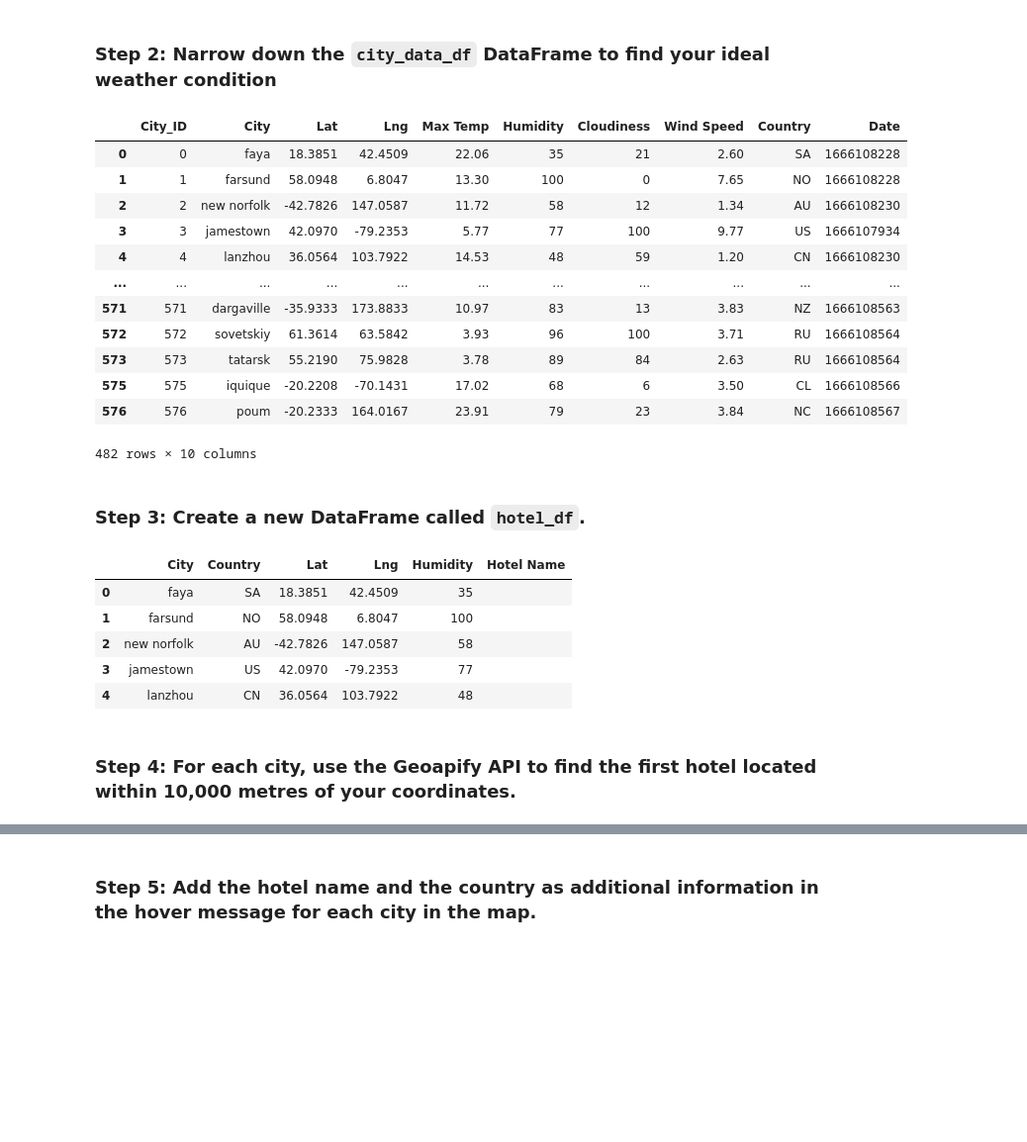
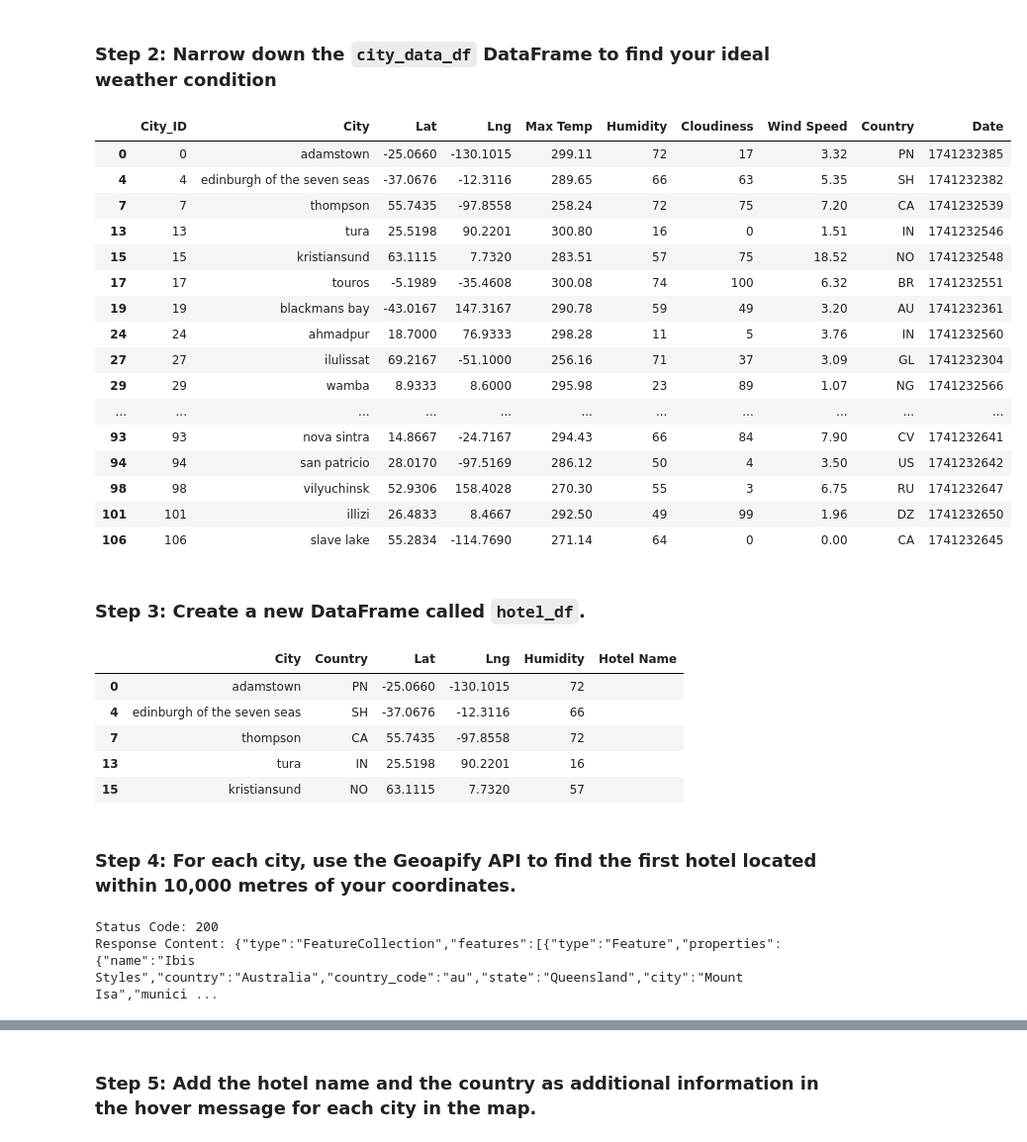
Before and after one commit to henry-lemen/python-api-challenge, a Jupyter notebook: VacationPy.ipynb, the cells around one changed output, grey strips where cells are left out. Shown at 99% size. Saved outputs shown, nothing was run; the diff lists cells and outputs as text; code cells hidden in the pictures; blank space fills up the shorter version.

```diff
--- a/VacationPy.ipynb
+++ b/VacationPy.ipynb
@@ -56,28 +56,32 @@ map_plot_1
 ### Step 2: Narrow down the `city_data_df` DataFrame to find your ideal weather condition
 # %%
 # Narrow down cities that fit criteria and drop any results with null values
-updated_city_data_df = city_data_df[city_data_df['Max Temp'] < 27]
+updated_city_data_df = city_data_df[city_data_df['Humidity'] < 75]
 # city_data_df['Max Temp'] > 21, city_data_df['Wind Speed'] > 4.5, city_data_df['Cloudiness'] < 50]
 
 # Drop any rows with null values
 updated_city_data_df = updated_city_data_df.dropna()
 
 # Display sample data
 updated_city_data_df
 # %% [output]
 |  | City_ID | City | Lat | Lng | Max Temp | Humidity | Cloudiness | Wind Speed | Country | Date |
-| 0 | 0 | faya | 18.3851 | 42.4509 | 22.06 | 35 | 21 | 2.60 | SA | 1666108228 |
-| 1 | 1 | farsund | 58.0948 | 6.8047 | 13.30 | 100 | 0 | 7.65 | NO | 1666108228 |
-| 2 | 2 | new norfolk | -42.7826 | 147.0587 | 11.72 | 58 | 12 | 1.34 | AU | 1666108230 |
-| 3 | 3 | jamestown | 42.0970 | -79.2353 | 5.77 | 77 | 100 | 9.77 | US | 1666107934 |
-| 4 | 4 | lanzhou | 36.0564 | 103.7922 | 14.53 | 48 | 59 | 1.20 | CN | 1666108230 |
+| 0 | 0 | adamstown | -25.0660 | -130.1015 | 299.11 | 72 | 17 | 3.32 | PN | 1741232385 |
+| 4 | 4 | edinburgh of the seven seas | -37.0676 | -12.3116 | 289.65 | 66 | 63 | 5.35 | SH | 1741232382 |
+| 7 | 7 | thompson | 55.7435 | -97.8558 | 258.24 | 72 | 75 | 7.20 | CA | 1741232539 |
+| 13 | 13 | tura | 25.5198 | 90.2201 | 300.80 | 16 | 0 | 1.51 | IN | 1741232546 |
+| 15 | 15 | kristiansund | 63.1115 | 7.7320 | 283.51 | 57 | 75 | 18.52 | NO | 1741232548 |
+| 17 | 17 | touros | -5.1989 | -35.4608 | 300.08 | 74 | 100 | 6.32 | BR | 1741232551 |
+| 19 | 19 | blackmans bay | -43.0167 | 147.3167 | 290.78 | 59 | 49 | 3.20 | AU | 1741232361 |
+| 24 | 24 | ahmadpur | 18.7000 | 76.9333 | 298.28 | 11 | 5 | 3.76 | IN | 1741232560 |
+| 27 | 27 | ilulissat | 69.2167 | -51.1000 | 256.16 | 71 | 37 | 3.09 | GL | 1741232304 |
+| 29 | 29 | wamba | 8.9333 | 8.6000 | 295.98 | 23 | 89 | 1.07 | NG | 1741232566 |
 | ... | ... | ... | ... | ... | ... | ... | ... | ... | ... | ... |
-| 571 | 571 | dargaville | -35.9333 | 173.8833 | 10.97 | 83 | 13 | 3.83 | NZ | 1666108563 |
-| 572 | 572 | sovetskiy | 61.3614 | 63.5842 | 3.93 | 96 | 100 | 3.71 | RU | 1666108564 |
-| 573 | 573 | tatarsk | 55.2190 | 75.9828 | 3.78 | 89 | 84 | 2.63 | RU | 1666108564 |
-| 575 | 575 | iquique | -20.2208 | -70.1431 | 17.02 | 68 | 6 | 3.50 | CL | 1666108566 |
-| 576 | 576 | poum | -20.2333 | 164.0167 | 23.91 | 79 | 23 | 3.84 | NC | 1666108567 |
+| 93 | 93 | nova sintra | 14.8667 | -24.7167 | 294.43 | 66 | 84 | 7.90 | CV | 1741232641 |
+| 94 | 94 | san patricio | 28.0170 | -97.5169 | 286.12 | 50 | 4 | 3.50 | US | 1741232642 |
+| 98 | 98 | vilyuchinsk | 52.9306 | 158.4028 | 270.30 | 55 | 3 | 6.75 | RU | 1741232647 |
+| 101 | 101 | illizi | 26.4833 | 8.4667 | 292.50 | 49 | 99 | 1.96 | DZ | 1741232650 |
+| 106 | 106 | slave lake | 55.2834 | -114.7690 | 271.14 | 64 | 0 | 0.00 | CA | 1741232645 |
-482 rows × 10 columns
 # %% [markdown]
 ### Step 3: Create a new DataFrame called `hotel_df`.
 # %%
@@ -91,13 +95,32 @@ hotel_df["Hotel Name"] = ""
 hotel_df.head()
 # %% [output]
 |  | City | Country | Lat | Lng | Humidity | Hotel Name |
-| 0 | faya | SA | 18.3851 | 42.4509 | 35 |  |
-| 1 | farsund | NO | 58.0948 | 6.8047 | 100 |  |
-| 2 | new norfolk | AU | -42.7826 | 147.0587 | 58 |  |
-| 3 | jamestown | US | 42.0970 | -79.2353 | 77 |  |
-| 4 | lanzhou | CN | 36.0564 | 103.7922 | 48 |  |
+| 0 | adamstown | PN | -25.0660 | -130.1015 | 72 |  |
+| 4 | edinburgh of the seven seas | SH | -37.0676 | -12.3116 | 66 |  |
+| 7 | thompson | CA | 55.7435 | -97.8558 | 72 |  |
+| 13 | tura | IN | 25.5198 | 90.2201 | 16 |  |
+| 15 | kristiansund | NO | 63.1115 | 7.7320 | 57 |  |
 # %% [markdown]
 ### Step 4: For each city, use the Geoapify API to find the first hotel located within 10,000 metres of your coordinates.
+# %%
+radius = 10000
+categories = "accommodation.hotel"
+limit = 1
+params = {"apiKey": geoapify_key,
+    "categories": categories,
+    "limit": limit
+}
+params["filter"] = f"circle:{lon},{lat},{radius}"
+params["bias"] = f"proximity:{lon},{lat}"
+
+base_url = "https://api.geoapify.com/v2/places"
+response = requests.get(base_url, params=params)
+
+print(f"Status Code: {response.status_code}")
+print(f"Response Content: {response.text}")
+# %% [output]
+Status Code: 200
+Response Content: {"type":"FeatureCollection","features":[{"type":"Feature","properties":{"name":"Ibis Styles","country":"Australia","country_code":"au","state":"Queensland","city":"Mount Isa","munici ...
 # %%
 # Set parameters to search for a hotel
 radius = 10000
```
Also changed, not shown: parts of 3 cells of this notebook, 14 other files.
